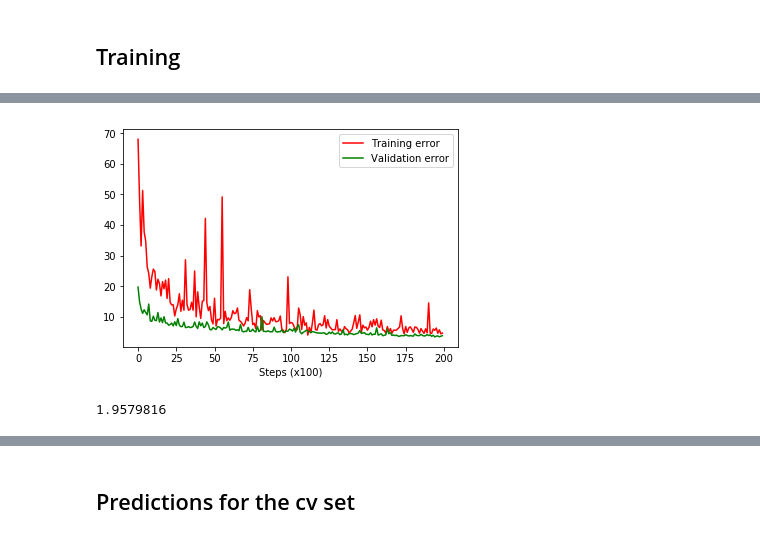
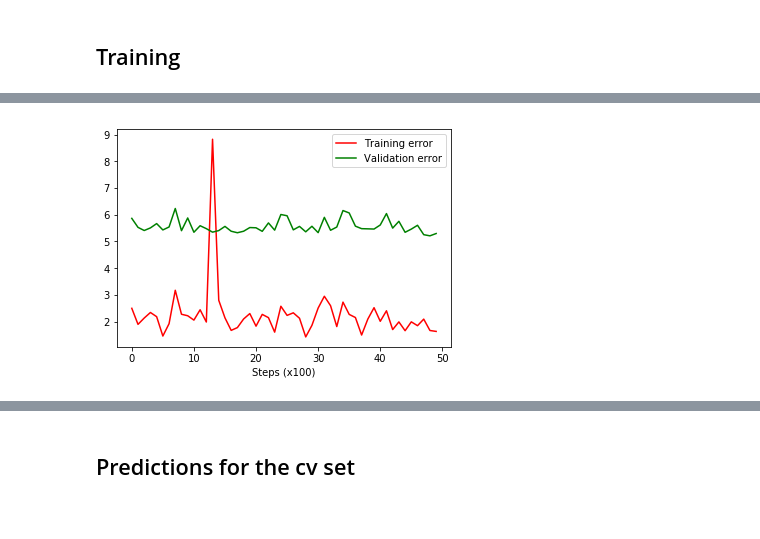
Before and after one commit to sgmig/ml_projects, a Jupyter notebook: kaggle/facial-keypoints-detection/facial_keypoints_CNN.ipynb, the cells around one changed output, grey strips where cells are left out. Cells and saved outputs as stored; diff of their text form; code cells hidden in the pictures.

```diff
--- a/kaggle/facial-keypoints-detection/facial_keypoints_CNN.ipynb
+++ b/kaggle/facial-keypoints-detection/facial_keypoints_CNN.ipynb
@@ -79,3 +79,10 @@ x_train, x_cv, keypoints_train, keypoints_cv = train_test_split(images, keypoint
+# %%
+x_train, x_cv, keypoints_train, keypoints_cv = train_test_split(images, keypoints,
+                                                                test_size=0.1, random_state = 42)
+
+# We have around 14000 examples, so taking 10% for the validation set would mean about 1400 examples.
+
+# 100 is a rather small size for a validation, less than 1%, but in this case it is a mere guidance.
 # %%
 # BASELINE
 # As a guide, we compute the error on the cv set obtained by using the mean position of
@@ -248,49 +250,73 @@ counter = 7 # a variable to keep track of different models.
+# %%
+# Keep track of models and runs.
+
+model_number = 1
+run_number = 1 # Used for labeling different training runs. It is updated after training.
 # %% [markdown]
 ## Training
 # %%
-num_steps = 20000
+num_steps = 5000
 batch_size = 32
 learning_rate = 0.0005
 drop = 0.2
 
-params_values = np.array([['steps', num_steps],
-                         ['batch_size', batch_size],
-                         ['learning_rate', learning_rate ],
-                         ['drop_rate', drop]])
 
+# Recording parameters. Also including the sizes of the training and validation sets,
+# the run number and model number.
+params_values = np.array([['model_number', model_number],
+                          ['run_number', run_number],
+                          ['training_size', len(x_train)  ],
+                          ['cv_size', len(x_cv)],
+                          ['steps', num_steps],
+                          ['batch_size', batch_size],
+                          ['learning_rate', learning_rate ],
+                          ['drop_rate', drop]])
 
+#setting up directories for model and summaries.
+
+model_dir = './model_' + str(model_number)
+log_dir = model_dir + '/logs/run' + str(run_number)
+
+#Setting up figure for plotting losses as training advances.
 fig = plt.figure()
 ax = fig.add_subplot(1, 1, 1)
 
 with tf.Session() as sess:
 
-    model_dir = './model_' + str(counter)
+    train_writer = tf.summary.FileWriter(log_dir + '/train/', sess.graph) #only need the graph once.
+    cv_writer = tf.summary.FileWriter(log_dir +'/cv/')
 
-    train_writer = tf.summary.FileWriter(model_dir + '/logs/train/', sess.graph)
-    cv_writer = tf.summary.FileWriter(model_dir + '/logs/cv/')
 
-    sess.run(init)
-    #saver.restore(sess, model_dir + 'keypoints_cnn' )
+    #initialize variables if first run or load saved model.
+    if run_number == 1:
+        sess.run(init)
+    else:
+        saver.restore(sess, model_dir + '/keypoints_cnn' )
 
     # Python lists to keep track of errors on the notebook.
     train_losses = []
     cv_losses = []
 
-    # record hyperparameters
+    # Record hyperparameters.
 
     train_writer.add_summary(sess.run(parameter_log, feed_dict = {parameter_log_ph:params_values }))
 
+    # Training loop
     for iteration in range(num_steps+1):
 
+        # Get random batch.
         x_batch, keypoints_batch = next_batch(x_train, keypoints_train, batch_size)
 
 
-        # Uncomment for BN
-        _ , train_loss, train_summ = sess.run([train, masked_loss, MSE_summary],
+        sess.run(train, feed_dict={x: x_batch,
+                                   keypoints_true: keypoints_batch, lr:learning_rate, drop_rate:drop})
+
+        # Print short report each 100 iterations.
+        if iteration%100 == 0:
+
+            train_loss, train_summ = sess.run([masked_loss, MSE_summary],
                                               feed_dict={x: x_batch, keypoints_true: keypoints_batch,
-                                                         lr:learning_rate, drop_rate:drop})
-
-        if iteration%100 == 0:
+                                                        drop_rate:0}) #Compute the training error without dropout.
 
             cv_loss, cv_summ = sess.run([masked_loss, MSE_summary],
                                feed_dict={x:x_cv, keypoints_true:keypoints_cv, drop_rate:0})
@@ -332,6 +358,8 @@ with tf.Session() as sess:
     print('Train RMSE: ', np.sqrt(train_losses[-1]), '\n')
     print('CV MSE:',  cv_losses[-1])
     print('CV MSE:',  np.sqrt(cv_losses[-1]), '\n')
+    print('Parameters: ')
+    print(params_values)
 
     ax.cla()
     ax.plot(train_losses[1:], 'r', label = 'Training error')
@@ -341,8 +369,8 @@ with tf.Session() as sess:
 
 
     print('=======================================')
-    print('train_losses = ', train_losses, '\n')
-    print('cv_losses = ', cv_losses)
+    #print('train_losses = ', train_losses, '\n')
+    #print('cv_losses = ', cv_losses)
 
     # Saving model
     saver.save(sess, model_dir + '/keypoints_cnn' )
@@ -350,7 +378,6 @@ with tf.Session() as sess:
     train_writer.close()
     cv_writer.close()
 
-    #counter +=1
-    #print(counter)
+    run_number +=1
 # %% [output]
 =======================================
@@ -368,5 +401 @@ cv_losses =  [2568.0088, 19.720348, 14.903202, 12.551646, 11.11664, 12.292054, 1
-[figure, old version]
+[figure, new version]
-# %%
-np.mean(np.sqrt(cv_losses[-30:]))
-# %% [output]
-1.9579816
```
Also changed, not shown: parts of 46 cells of this notebook.
